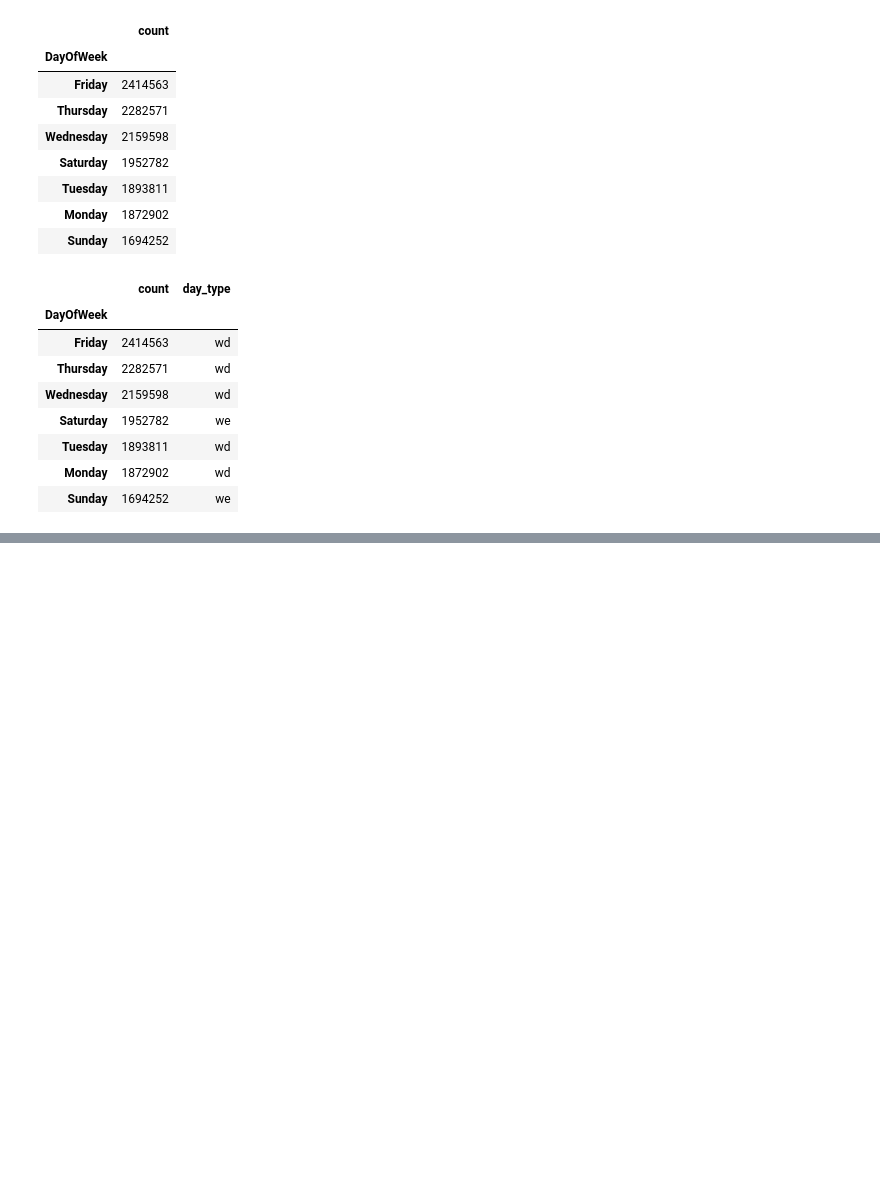
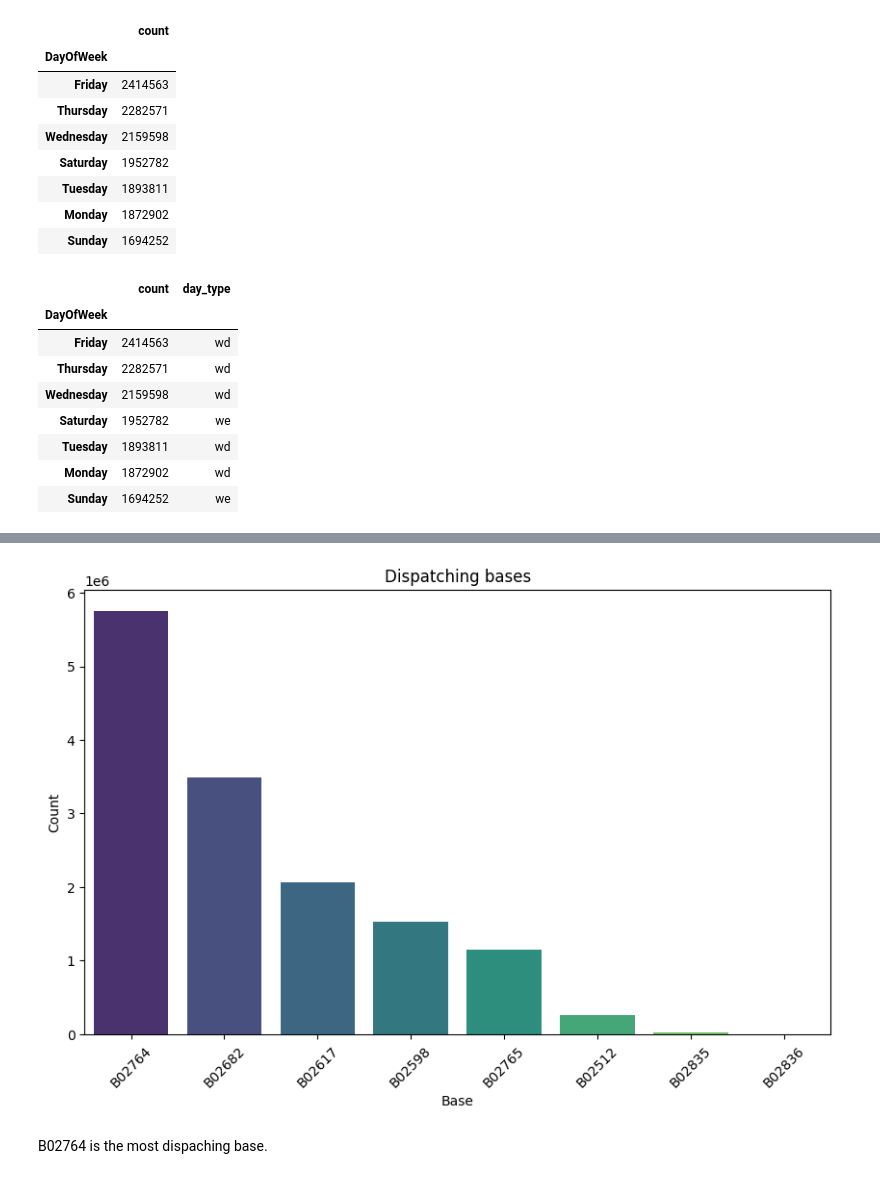
Before and after one commit to savicm5/mlProject, a Jupyter notebook: src/03_uber_2015.ipynb, the cells around one changed output, grey strips where cells are left out. Cells and saved outputs as stored; diff of their text form; code cells hidden in the pictures; blank space fills up the shorter version.

```diff
--- a/src/03_uber_2015.ipynb
+++ b/src/03_uber_2015.ipynb
@@ -415,0 +503,6 @@ plt.show()
+# %%
+data_disp_bases = data.groupby(['Dispatching_base_num'])
+# %%
+data_disp_bases = data_disp_bases.size().reset_index(name='count')
+# %%
+data_disp_bases = data_disp_bases.sort_values(by='count',ascending=False)
@@ -415,0 +521,16 @@ plt.show()
+# %%
+plt.figure(figsize=(10, 6))
+sns.barplot(x='Dispatching_base_num', y='count', data=data_disp_bases, palette='viridis')
+
+# Set the title and labels
+plt.title('Dispatching bases')
+plt.xlabel('Base')
+plt.ylabel('Count')
+plt.xticks(rotation=45)
+
+# Show the plot
+plt.show()
+# %% [output]
+[figure, added]
+# %% [markdown]
+B02764 is the most dispaching base.
```
Also changed, not shown: parts of 89 cells of this notebook, 1 other file.
